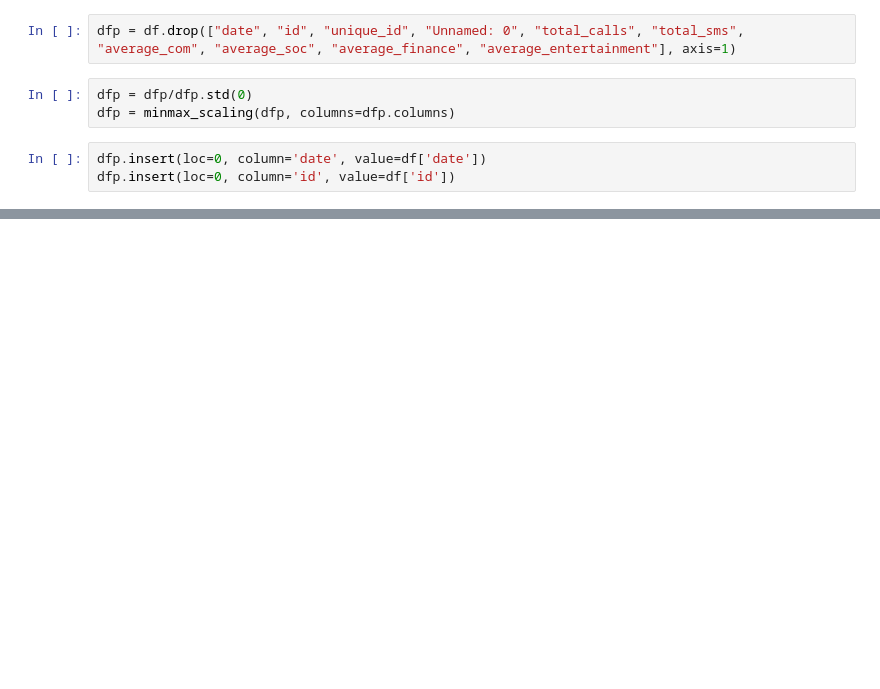
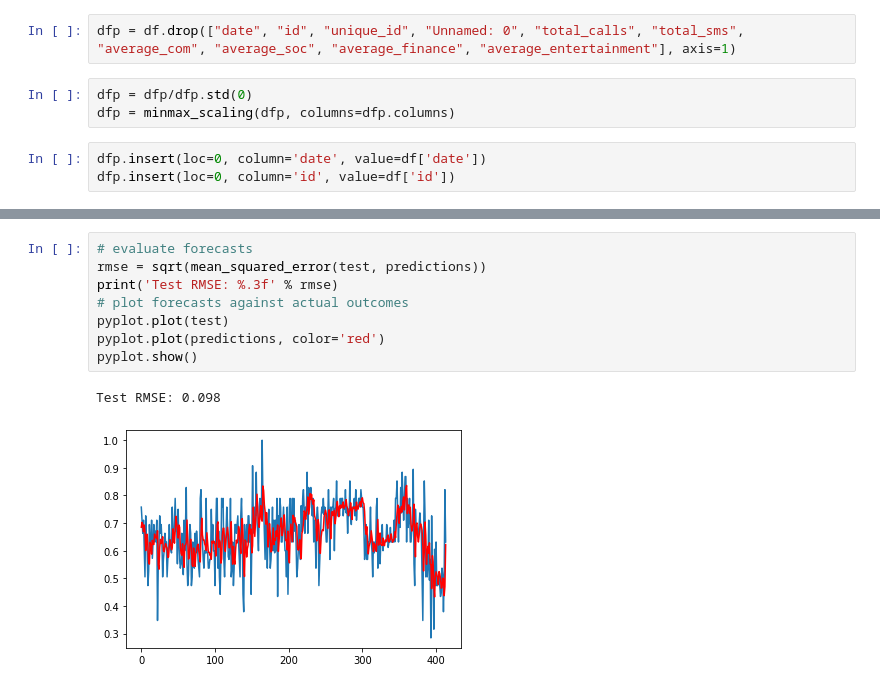
Before and after one commit to Blastorios/DMT, a Jupyter notebook: src/ARIMA.ipynb, the cells around one changed output, grey strips where cells are left out. Drawn from its saved outputs; the diff is of its cells as text; blank space fills up the shorter version.

```diff
--- a/src/ARIMA.ipynb
+++ b/src/ARIMA.ipynb
@@ -88,3 +172,14 @@ for i in range(len(list_dfs)):
+# %%
+# evaluate forecasts
+rmse = sqrt(mean_squared_error(test, predictions))
+print('Test RMSE: %.3f' % rmse)
+# plot forecasts against actual outcomes
+pyplot.plot(test)
+pyplot.plot(predictions, color='red')
+pyplot.show()
+# %% [output]
+Test RMSE: 0.098
+[figure, added]
 # %% [markdown]
 <a style='text-decoration:none;line-height:16px;display:flex;color:#5B5B62;padding:10px;justify-content:end;' href='https://deepnote.com?utm_source=created-in-deepnote-cell&projectId=d79defa5-2359-4699-82dc-d6bf5eddd7a7' target="_blank">
 <img alt='Created in deepnote.com' style='display:inline;max-height:16px;margin:0px;margin-right:7.5px;' src='embedded-picture-1' > </img>
```
Also changed, not shown: parts of 15 cells of this notebook, 10 other files.
